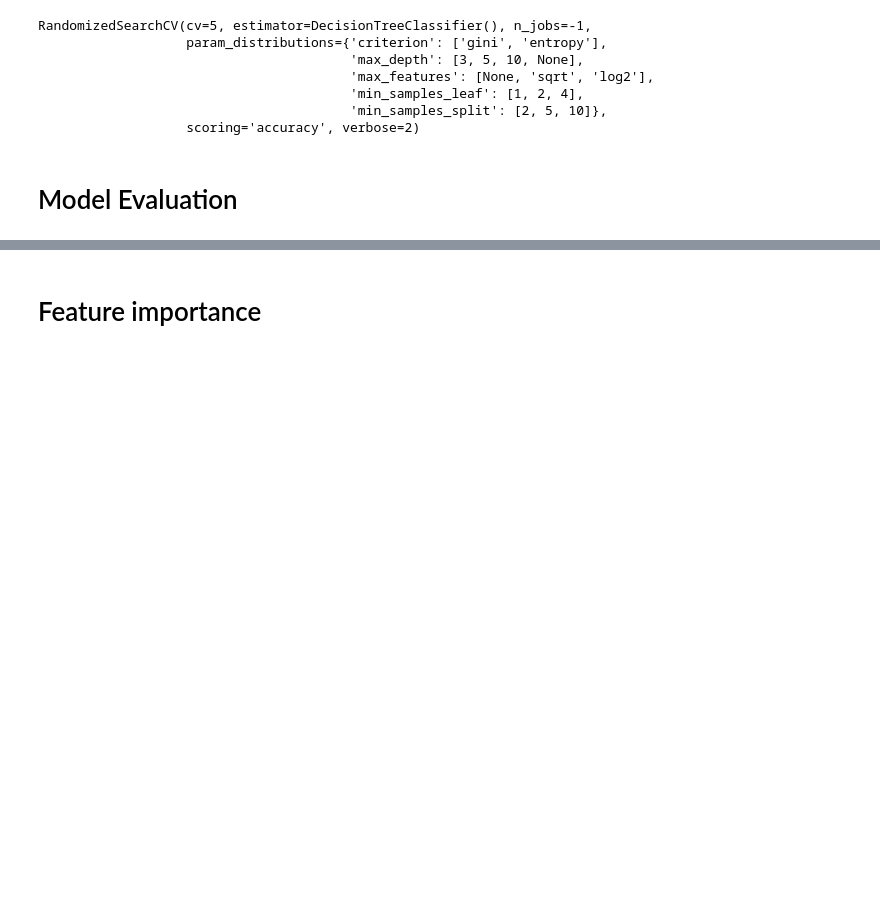
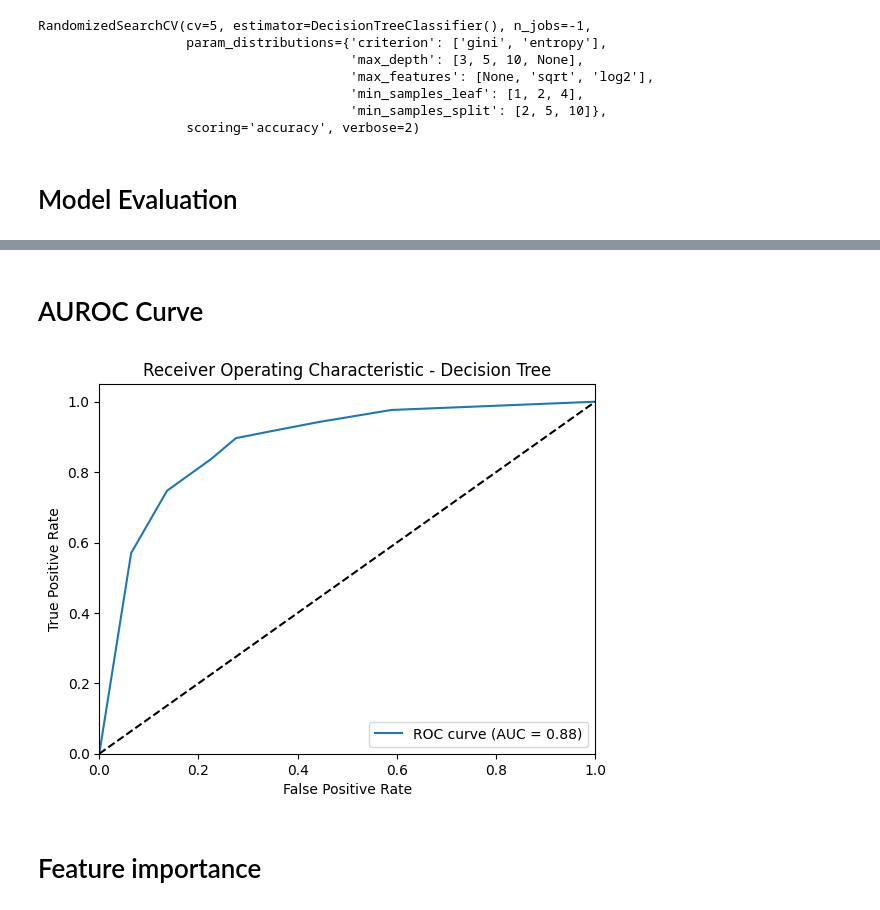
Before and after one commit to smendes2901/Student-Depression-Classification, a Jupyter notebook: DecisionTree.ipynb, the cells around one changed output, grey strips where cells are left out. Cells and saved outputs as stored; diff of their text form; code cells hidden in the pictures; blank space fills up the shorter version.

```diff
--- a/DecisionTree.ipynb
+++ b/DecisionTree.ipynb
@@ -80,3 +79,25 @@ plt.show()
+# %% [markdown]
+# AUROC Curve
+# %%
+y_prob = best_model.predict_proba(X_test)[:, 1]
+
+# Compute ROC curve and AUC
+fpr, tpr, thresholds = roc_curve(y_test, y_prob)
+roc_auc = auc(fpr, tpr)
+
+# Plot ROC curve
+plt.figure()
+plt.plot(fpr, tpr, label=f'ROC curve (AUC = {roc_auc:.2f})')
+plt.plot([0, 1], [0, 1], 'k--')  # Diagonal line
+plt.xlim([0.0, 1.0])
+plt.ylim([0.0, 1.05])
+plt.xlabel('False Positive Rate')
+plt.ylabel('True Positive Rate')
+plt.title('Receiver Operating Characteristic - Decision Tree')
+plt.legend(loc="lower right")
+plt.show()
+# %% [output]
+[figure, added]
 # %% [markdown]
 # Feature importance
 # %%
```
Also changed, not shown: parts of 5 cells of this notebook, 4 other files.
